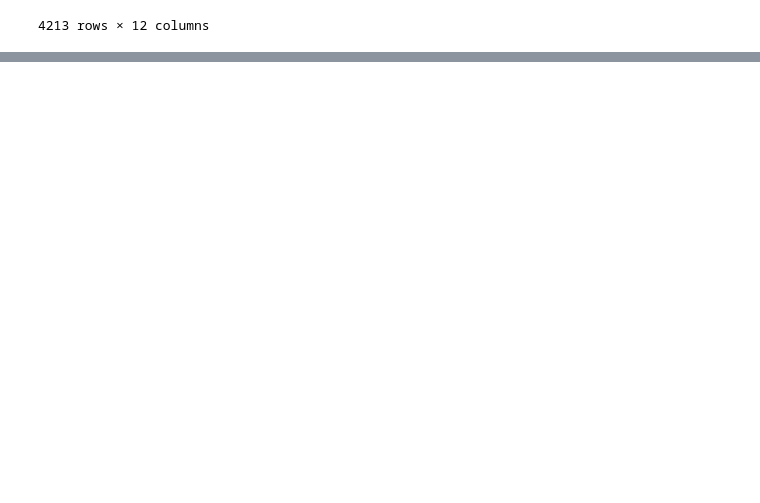
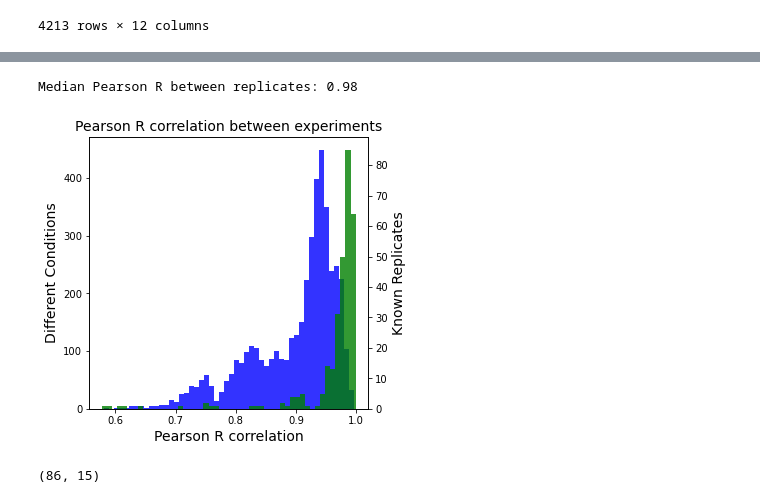
Before and after one commit to erinhwilson/deep-5g-sandbox, a Jupyter notebook: prep_5g_data_for_iMod.ipynb, the cells around one changed output, grey strips where cells are left out. Saved outputs shown, nothing was run; the diff lists cells and outputs as text; code cells hidden in the pictures; blank space fills up the shorter version.

```diff
--- a/prep_5g_data_for_iMod.ipynb
+++ b/prep_5g_data_for_iMod.ipynb
@@ -93,9 +196,11 @@ locus2info['EQU24_RS19315']
 ### take log of the tpm_df
 # %%
 # log 2 of the tpms with psuedocount
-log_tpm_df = np.log2(tpm_df[samples] + 0.01)
+#log_tpm_df = np.log2(tpm_df[samples] + 0.01)
+log_tpm_df = np.log2(adj_tpm_df[samples] + 0.01)
 # meta data columns (not samples)
-meta_df = tpm_df[tpm_df.columns[~tpm_df.columns.isin(samples)]]
+#meta_df = tpm_df[tpm_df.columns[~tpm_df.columns.isin(samples)]]
+meta_df = adj_tpm_df[adj_tpm_df.columns[~adj_tpm_df.columns.isin(samples)]]
 # smush meta and logged vals back together
 log_tpm_df = pd.concat([meta_df, log_tpm_df],axis=1)
 log_tpm_df.head()
@@ -596,0 +777,2 @@ meta_reload.fillna("")
+# %%
+i_log_tpm = log_tpm_df[['locus_tag']+samples].set_index('locus_tag')
@@ -596,0 +796,2 @@ meta_reload.fillna("")
+# %%
+sample_meta_df = sample_meta_df[sample_meta_df['sample'].isin(samples)]
@@ -596,0 +857,2 @@ meta_reload.fillna("")
+# %%
+rep_corrs, rand_corrs = corr_check(i_log_tpm,sample_meta_df)
@@ -596,0 +877,17 @@ meta_reload.fillna("")
+# %%
+fig,ax = plt.subplots(figsize=(5,5))
+ax2 = ax.twinx()
+# ax2.hist(rep_corrs.values(),bins=50,range=(-0.2,1),alpha=0.8,color='green',linewidth=0)
+# ax.hist(rand_corrs.values(),bins=50,range=(-0.2,1),alpha=0.8,color='blue',linewidth=0)
+ax2.hist(rep_corrs.values(),bins=50,alpha=0.8,color='green',linewidth=0)
+ax.hist(rand_corrs.values(),bins=50,alpha=0.8,color='blue',linewidth=0)
+ax.set_title('Pearson R correlation between experiments',fontsize=14)
+ax.set_xlabel('Pearson R correlation',fontsize=14)
+ax.set_ylabel('Different Conditions',fontsize=14)
+ax2.set_ylabel('Known Replicates',fontsize=14)
+
+med_corr = np.median([v for k,v in rep_corrs.items()])
+print('Median Pearson R between replicates: {:.2f}'.format(med_corr))
+# %% [output]
+Median Pearson R between replicates: 0.98
+[figure, added]
@@ -596,0 +896,4 @@ meta_reload.fillna("")
+# %%
+better_sample_meta_df.shape
+# %% [output]
+(86, 15)
```
Also changed, not shown: parts of 34 cells of this notebook.
